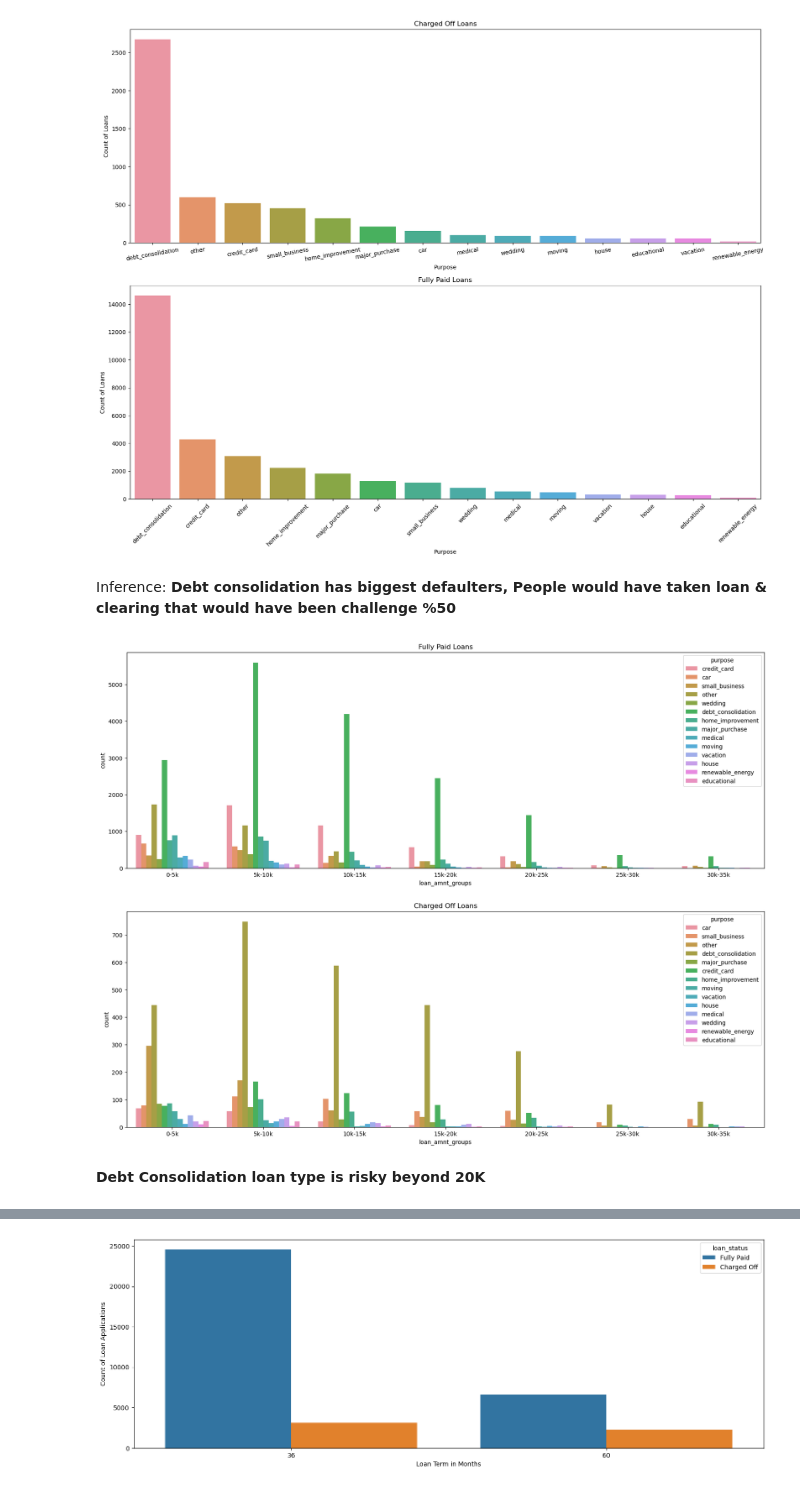
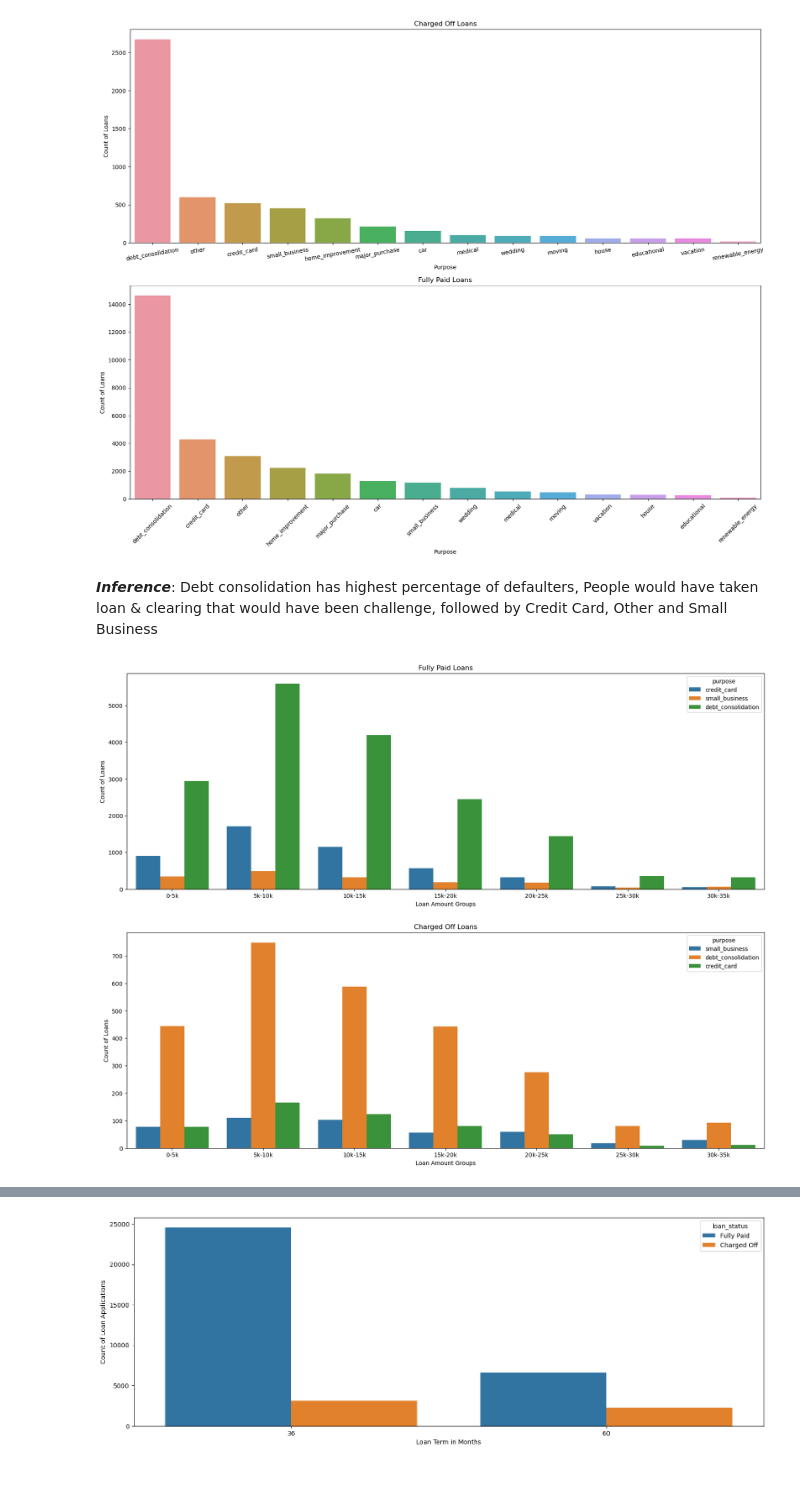
Before and after one commit to kondajji/Lending-Club_CaseStudy_TS, a Jupyter notebook: LendingClubCaseStudy.ipynb, the cells around one changed output, grey strips where cells are left out. Saved outputs shown, nothing was run; the diff lists cells and outputs as text; code cells hidden in the pictures.

```diff
--- a/LendingClubCaseStudy.ipynb
+++ b/LendingClubCaseStudy.ipynb
@@ -146,6 +178,6 @@ loan.loc[:, 'issue_year'] = loan.issue_date.dt.year
 # %%
-# Additional derived fields
-# Create loan_amnt groups of 5K as derived column
 
 loan['loan_amnt_groups'] = pd.cut(loan['loan_amnt'], bins=7,precision =0,labels=['0-5k','5k-10k','10k-15k','15k-20k','20k-25k','25k-30k','30k-35k'])
 loan['interest_groups'] = pd.cut(loan['int_rate'], bins=5,precision =0,labels=['5-10','10-15','15-20','20-25','25-30'])
+loan['annual_inc_groups'] = pd.cut(loan['annual_inc'], bins=5,precision =0,labels=['0-40k','40k-80k','80k-120k','120k-160k','160k-200k'])
+loan['sub_grade_groups'] = loan['sub_grade'].str[1]
@@ -382,17 +481,19 @@ plt.show()
 [figure]
 [figure]
 # %% [markdown]
-Inference: **Debt consolidation has biggest defaulters, People would have taken loan & clearing that would have been challenge %50**
+***Inference***: Debt consolidation has highest percentage of defaulters, People would have taken loan & clearing that would have been challenge, followed by Credit Card, Other and Small Business
 # %%
 # plot loan group vs purpose of loan using countplot
 
 fig, ax = plt.subplots(2,1, figsize=(20,15))
-sns.countplot(x='loan_amnt_groups', data=loan, hue='purpose', ax=ax[0])
-sns.countplot(x='loan_amnt_groups', data=loan_def, hue='purpose', ax=ax[1])
+sns.countplot(x='loan_amnt_groups', data=loan[(loan.purpose =='credit_card') | (loan.purpose =='debt_consolidation') | (loan.purpose =='small_business')], hue='purpose', ax=ax[0])
+sns.countplot(x='loan_amnt_groups', data=loan_def[(loan_def.purpose =='credit_card') | (loan_def.purpose =='debt_consolidation') | (loan_def.purpose =='small_business')], hue='purpose', ax=ax[1])
 ax[0].set_title('Fully Paid Loans')
 ax[1].set_title('Charged Off Loans')
+ax[0].set_xlabel('Loan Amount Groups')
+ax[1].set_xlabel('Loan Amount Groups')
+ax[0].set_ylabel('Count of Loans')
+ax[1].set_ylabel('Count of Loans')
 plt.show()
 # %% [output]
-[figure, old version]
+[figure, new version]
-# %% [markdown]
-**Debt Consolidation loan type is risky beyond 20K**
```
Also changed, not shown: parts of 122 cells of this notebook, 1 other file.
